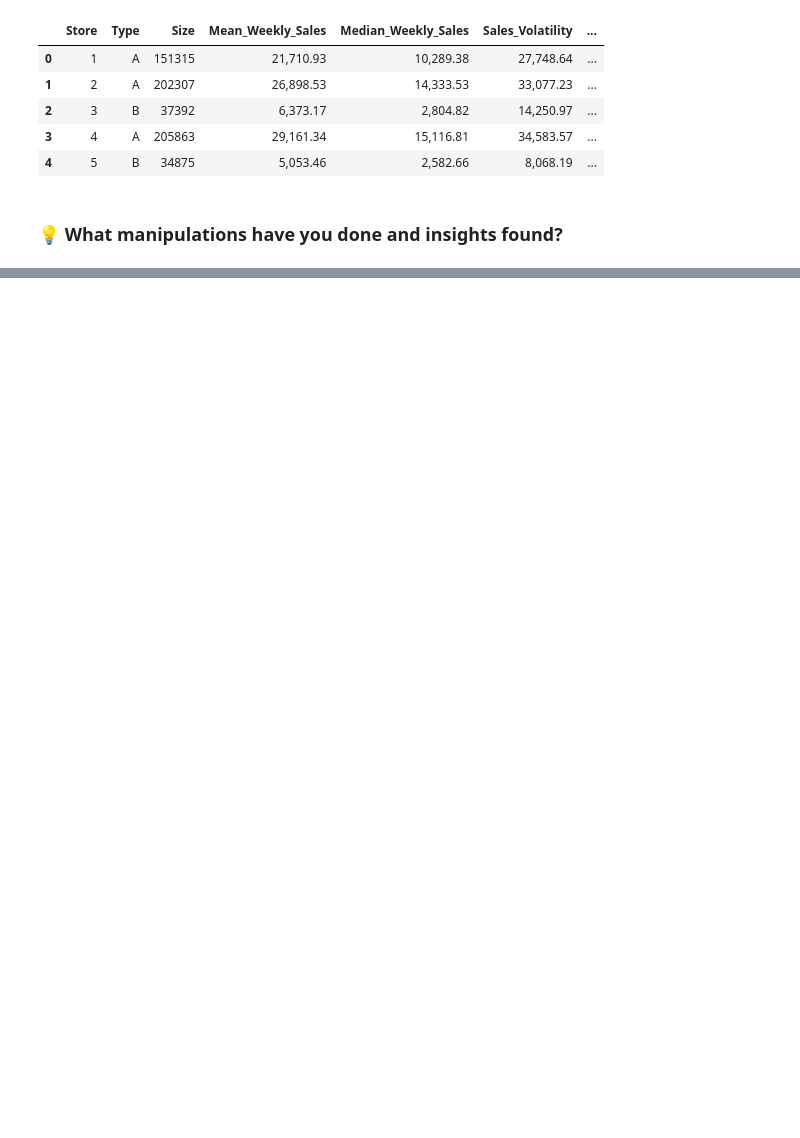
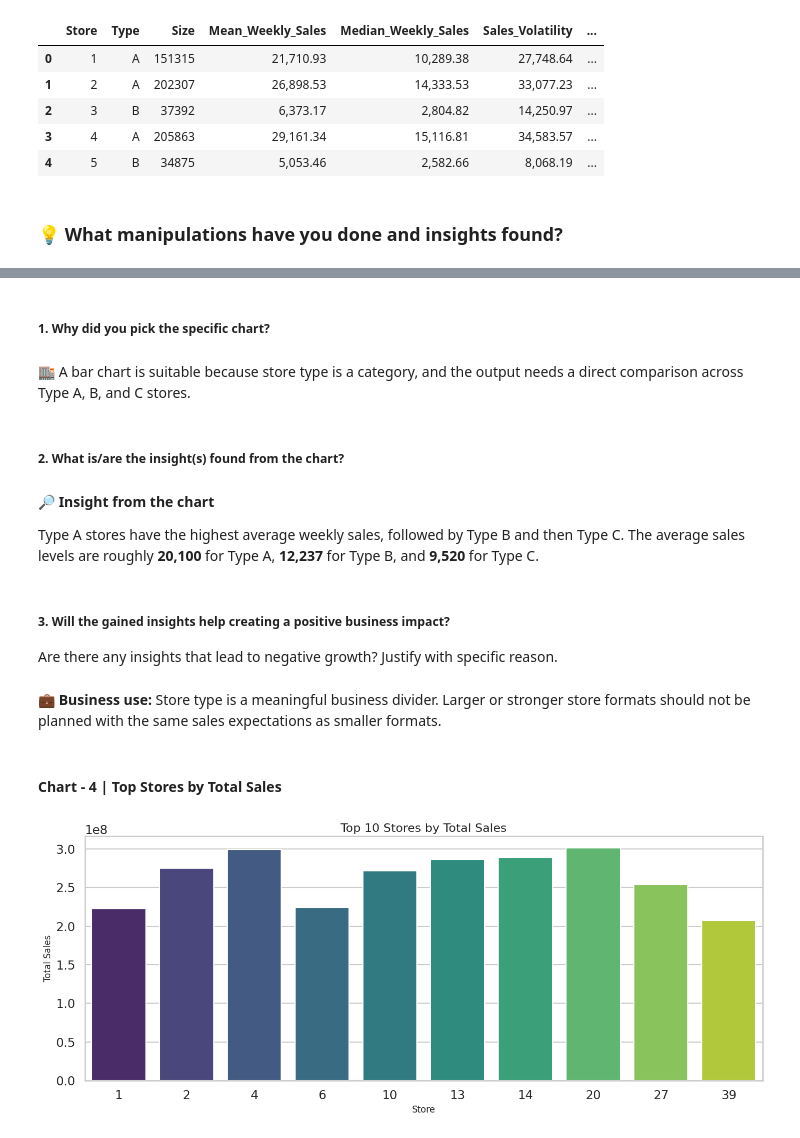
Before and after one commit to I-AM-PRASHANT-VERMA/Almabetter---Integrated-Retail-Analytics-for-Store-Optimization-, a Jupyter notebook: Integrated Retail Analytics for Store Optimization.ipynb, the cells around one changed output, grey strips where cells are left out. Saved outputs shown, nothing was run; the diff lists cells and outputs as text; code cells hidden in the pictures; blank space fills up the shorter version.

```diff
--- a/Integrated Retail Analytics for Store Optimization.ipynb
+++ b/Integrated Retail Analytics for Store Optimization.ipynb
@@ -741,0 +849,35 @@ display(store_profiles.head())
+# %% [markdown]
+##### 1. Why did you pick the specific chart?
+# %% [markdown]
+🏬 A bar chart is suitable because store type is a category, and the output needs a direct comparison across Type A, B, and C stores.
+# %% [markdown]
+##### 2. What is/are the insight(s) found from the chart?
+# %% [markdown]
+🔎 **Insight from the chart**
+
+Type A stores have the highest average weekly sales, followed by Type B and then Type C. The average sales levels are roughly **20,100** for Type A, **12,237** for Type B, and **9,520** for Type C.
+# %% [markdown]
+##### 3. Will the gained insights help creating a positive business impact?
+Are there any insights that lead to negative growth? Justify with specific reason.
+# %% [markdown]
+💼 **Business use:** Store type is a meaningful business divider. Larger or stronger store formats should not be planned with the same sales expectations as smaller formats.
+# %% [markdown]
+#### Chart - 4 | Top Stores by Total Sales
+# %%
+# Code Cell 16: Plot the stores with the highest total sales contribution.
+
+# The ten highest-contributing stores are selected for a focused comparison.
+top_store_sales_df = merged_df.groupby("Store", as_index=False)["Weekly_Sales_Clean"].sum().sort_values("Weekly_Sales_Clean", ascending=False).head(10)
+plt.figure(figsize=(14, 6))  # A wider figure gives the ranked stores enough room on the x-axis.
+
+# A ranked bar chart makes contribution differences easy to compare.
+sns.barplot(data=top_store_sales_df, x="Store", y="Weekly_Sales_Clean", palette="viridis")
+plt.title("Top 10 Stores by Total Sales")  # The title explains the ranking directly.
+plt.xlabel("Store")  # The x-axis lists the store identifiers.
+plt.ylabel("Total Sales")  # The y-axis shows cumulative sales contribution.
+plt.tight_layout()
+plt.savefig(FIGURE_DIR / "top_10_stores_by_total_sales.png", dpi=150, bbox_inches="tight")  # The layout is tightened so the chart remains tidy.
+plt.show()  # The top-store chart is rendered.
+plt.close("all")
+# %% [output]
+[figure, added]
```
Also changed, not shown: parts of 140 cells of this notebook.
